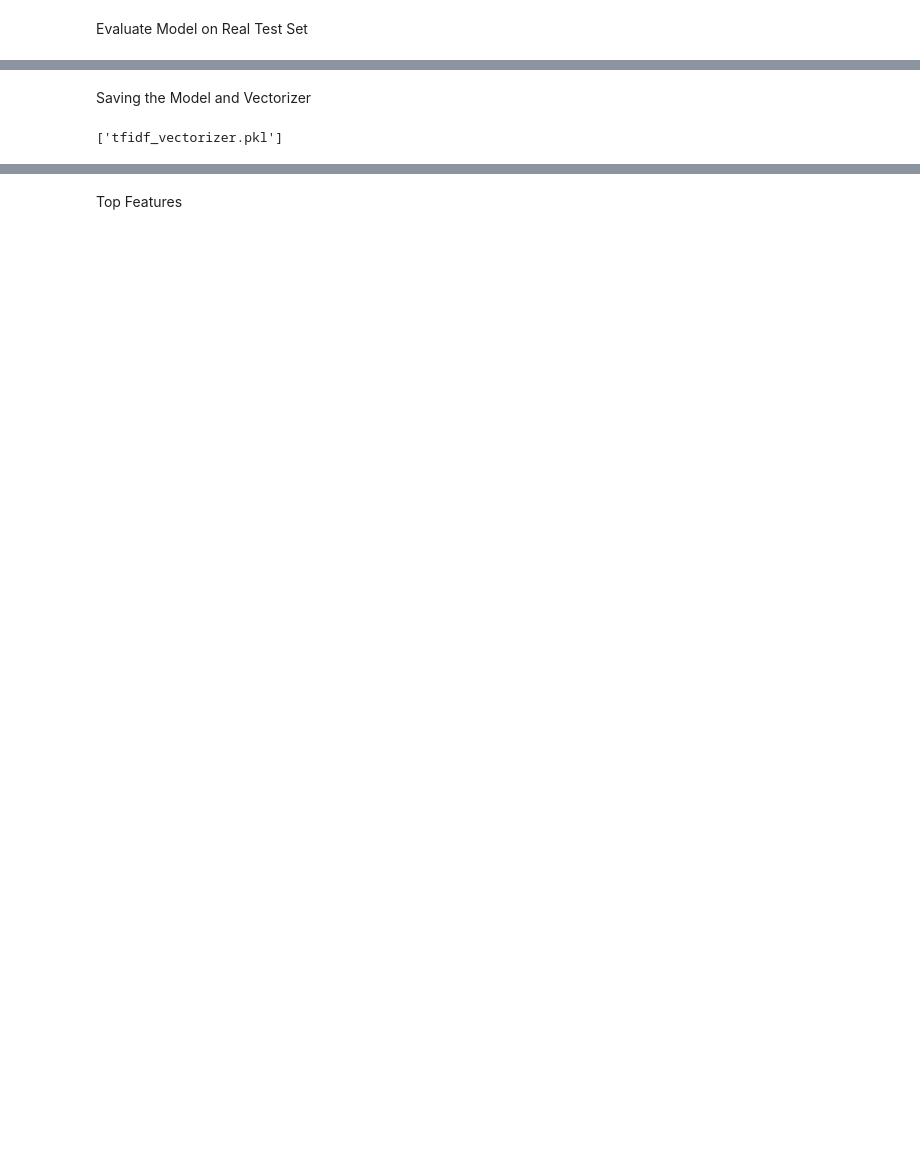
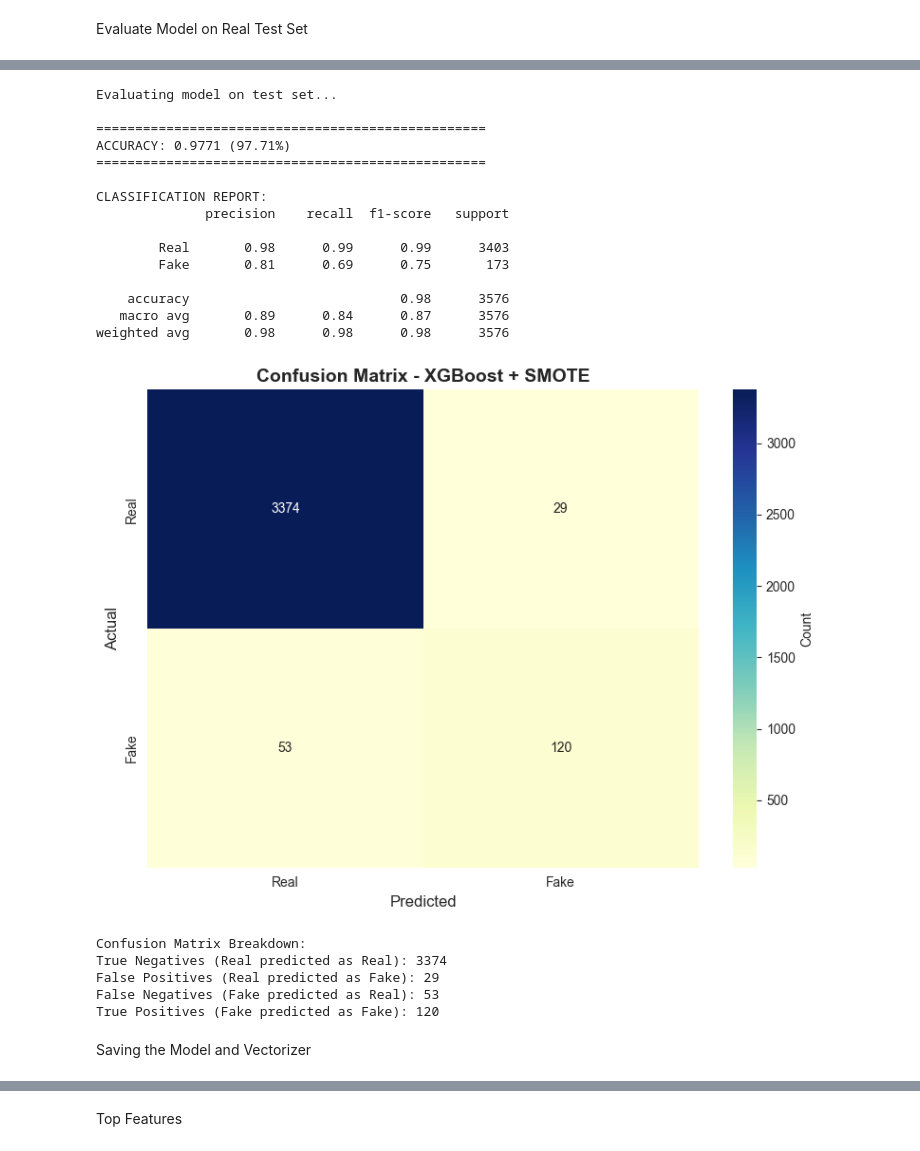
Before and after one commit to hhsksonu/fake-job-detector-using-nlp, a Jupyter notebook: notebooks/02_model_training.ipynb, the cells around one changed output, grey strips where cells are left out. Drawn from its saved outputs; the diff is of its cells as text; code cells hidden in the pictures; blank space fills up the shorter version.

```diff
--- a/notebooks/02_model_training.ipynb
+++ b/notebooks/02_model_training.ipynb
@@ -85,0 +132,18 @@ XGBClassifier(base_score=None, booster=None, callbacks=None,
+# %%
+print("Training XGBoost model...")
+print("This may take a few minutes...\n")
+
+model = XGBClassifier(
+    use_label_encoder=False,
+    eval_metric='logloss',
+    random_state=42,
+    n_estimators=100,
+    max_depth=6,
+    learning_rate=0.1,
+    subsample=0.8,
+    colsample_bytree=0.8
+)
+
+model.fit(X_resampled, y_resampled)
+
+print("Model training complete!")
@@ -116,7 +157,56 @@ weighted avg       0.98      0.98      0.98      3576
+# %%
+print("Evaluating model on test set...\n")
+
+y_pred = model.predict(X_test)
+y_pred_proba = model.predict_proba(X_test)
+
+accuracy = accuracy_score(y_test, y_pred)
+print("="*50)
+print(f"ACCURACY: {accuracy:.4f} ({accuracy*100:.2f}%)")
+print("="*50)
+
+print("\nCLASSIFICATION REPORT:")
+print(classification_report(y_test, y_pred, target_names=['Real', 'Fake']))
+
+cm = confusion_matrix(y_test, y_pred)
+plt.figure(figsize=(8, 6))
+sns.heatmap(cm, annot=True, fmt="d", cmap="YlGnBu",
+            xticklabels=['Real', 'Fake'],
+            yticklabels=['Real', 'Fake'],
+            cbar_kws={'label': 'Count'})
+plt.xlabel("Predicted", fontsize=12)
+plt.ylabel("Actual", fontsize=12)
+plt.title("Confusion Matrix - XGBoost + SMOTE", fontsize=14, fontweight='bold')
+plt.tight_layout()
+plt.show()
+
+tn, fp, fn, tp = cm.ravel()
+print(f"\nConfusion Matrix Breakdown:")
+print(f"True Negatives (Real predicted as Real): {tn}")
+print(f"False Positives (Real predicted as Fake): {fp}")
+print(f"False Negatives (Fake predicted as Real): {fn}")
+print(f"True Positives (Fake predicted as Fake): {tp}")
+# %% [output]
+Evaluating model on test set...
+
+==================================================
+ACCURACY: 0.9771 (97.71%)
+==================================================
+
+CLASSIFICATION REPORT:
+              precision    recall  f1-score   support
+
+        Real       0.98      0.99      0.99      3403
+        Fake       0.81      0.69      0.75       173
+
+    accuracy                           0.98      3576
+   macro avg       0.89      0.84      0.87      3576
+weighted avg       0.98      0.98      0.98      3576
+[figure, added]
+Confusion Matrix Breakdown:
+True Negatives (Real predicted as Real): 3374
+False Positives (Real predicted as Fake): 29
+False Negatives (Fake predicted as Real): 53
+True Positives (Fake predicted as Fake): 120
 # %% [markdown]
 Saving the Model and Vectorizer
-# %%
-joblib.dump(model, "xgb_fake_job_model.pkl")
-joblib.dump(vectorizer, "tfidf_vectorizer.pkl")
-# %% [output]
-['tfidf_vectorizer.pkl']
```
Also changed, not shown: parts of 17 cells of this notebook, 17 other files.
